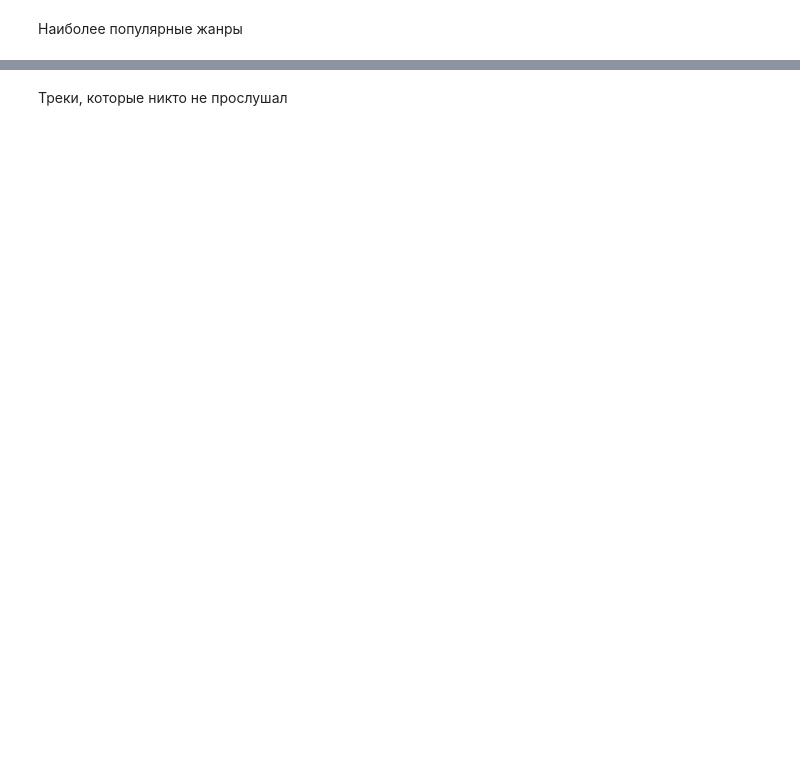
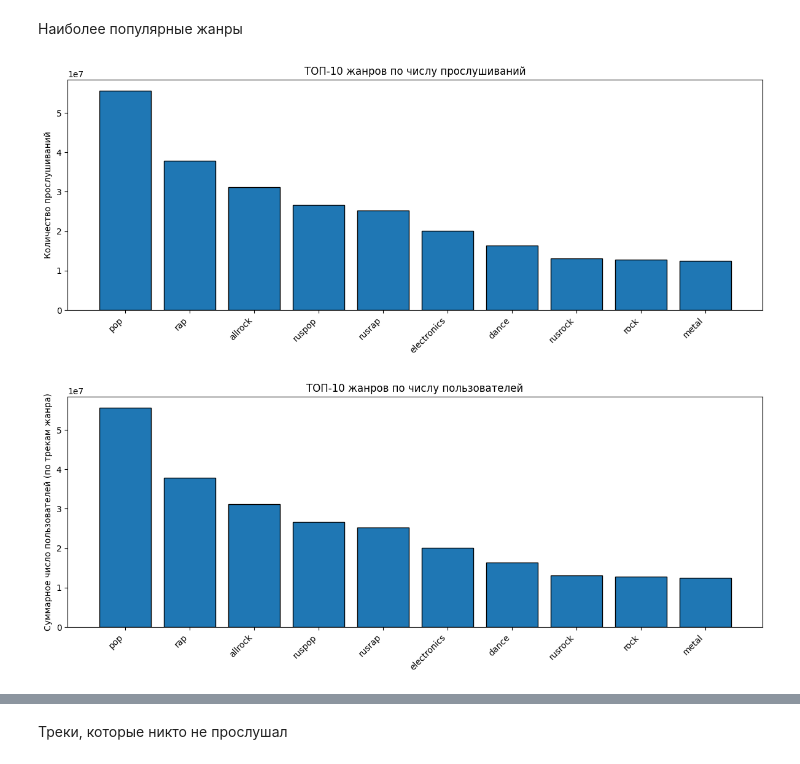
Before and after one commit to vinnik-v/mle-project-sprint-4, a Jupyter notebook: recommendations.ipynb, the cells around one changed output, grey strips where cells are left out. Cells and saved outputs as stored; diff of their text form; code cells hidden in the pictures; blank space fills up the shorter version.

```diff
--- a/recommendations.ipynb
+++ b/recommendations.ipynb
@@ -158,2 +822,79 @@ dtypes: int64(1), object(2)
 # %% [markdown]
 Наиболее популярные жанры
+# %%
+import pandas as pd
+import matplotlib.pyplot as plt
+
+# Справочник жанров
+genres_names = (
+    catalog_names.query("type == 'genre'")[["id", "name"]]
+    .rename(columns={"id": "genre_id", "name": "genre_name"})
+)
+
+# Агрегаты на уровне трека
+plays_per_track = interactions.groupby("track_id").size().rename("play_count")
+users_per_track = interactions.groupby("track_id")["user_id"].nunique().rename("user_count")
+
+track_stats = (
+    pd.concat([plays_per_track, users_per_track], axis=1)
+    .reset_index()
+)
+
+# Разворачиваем списки
+tracks_genres = (
+    tracks[["track_id", "genres"]]
+      .explode("genres")
+      .rename(columns={"genres": "genre_id"})
+      .merge(genres_names, on="genre_id", how="left")
+)
+
+# Распределяем агрегаты треков по жанрам
+track_stats_by_genre = (
+    tracks_genres.merge(track_stats, on="track_id", how="left")
+)
+
+# если один и тот же пользователь слушал несколько треков жанра,
+# он будет посчитан несколько раз
+
+# ТОП-10 жанров по прослушиваниям
+top_genres_by_plays = (
+    track_stats_by_genre.groupby("genre_name")["play_count"]
+    .sum()
+    .sort_values(ascending=False)
+    .head(10)
+    .reset_index()
+)
+
+# ТОП-10 жанров по числу пользователей
+top_genres_by_users = (
+    track_stats_by_genre.groupby("genre_name")["user_count"]
+    .sum()                      # см. примечание выше
+    .sort_values(ascending=False)
+    .head(10)
+    .reset_index()
+)
+
+# графики
+plt.figure(figsize=(12,5))
+plt.bar(top_genres_by_plays["genre_name"], top_genres_by_plays["play_count"], edgecolor="black")
+plt.title("ТОП-10 жанров по числу прослушиваний")
+plt.ylabel("Количество прослушиваний")
+plt.xticks(rotation=45, ha="right")
+plt.tight_layout()
+plt.show()
+
+plt.figure(figsize=(12,5))
+plt.bar(top_genres_by_users["genre_name"], top_genres_by_users["user_count"], edgecolor="black")
+plt.title("ТОП-10 жанров по числу пользователей")
+plt.ylabel("Суммарное число пользователей (по трекам жанра)")
+plt.xticks(rotation=45, ha="right")
+plt.tight_layout()
+plt.show()
+
+print("ТОП жанров по прослушиваниям:")
+print(top_genres_by_plays)
+print("\nТОП жанров по числу пользователей:")
+print(top_genres_by_users)
+# %% [output]
+[figure, added]
+[figure, added]
```
Also changed, not shown: parts of 44 cells of this notebook, 2 other files.
